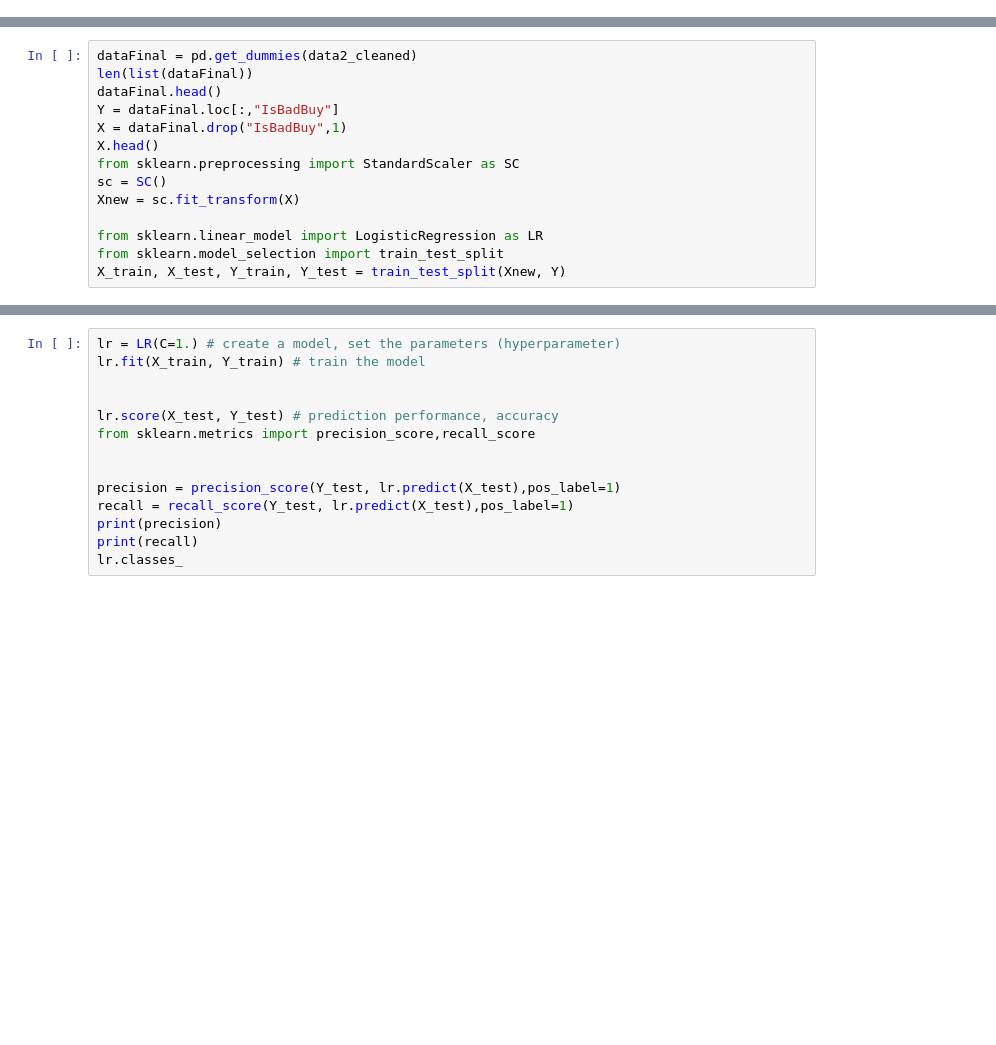
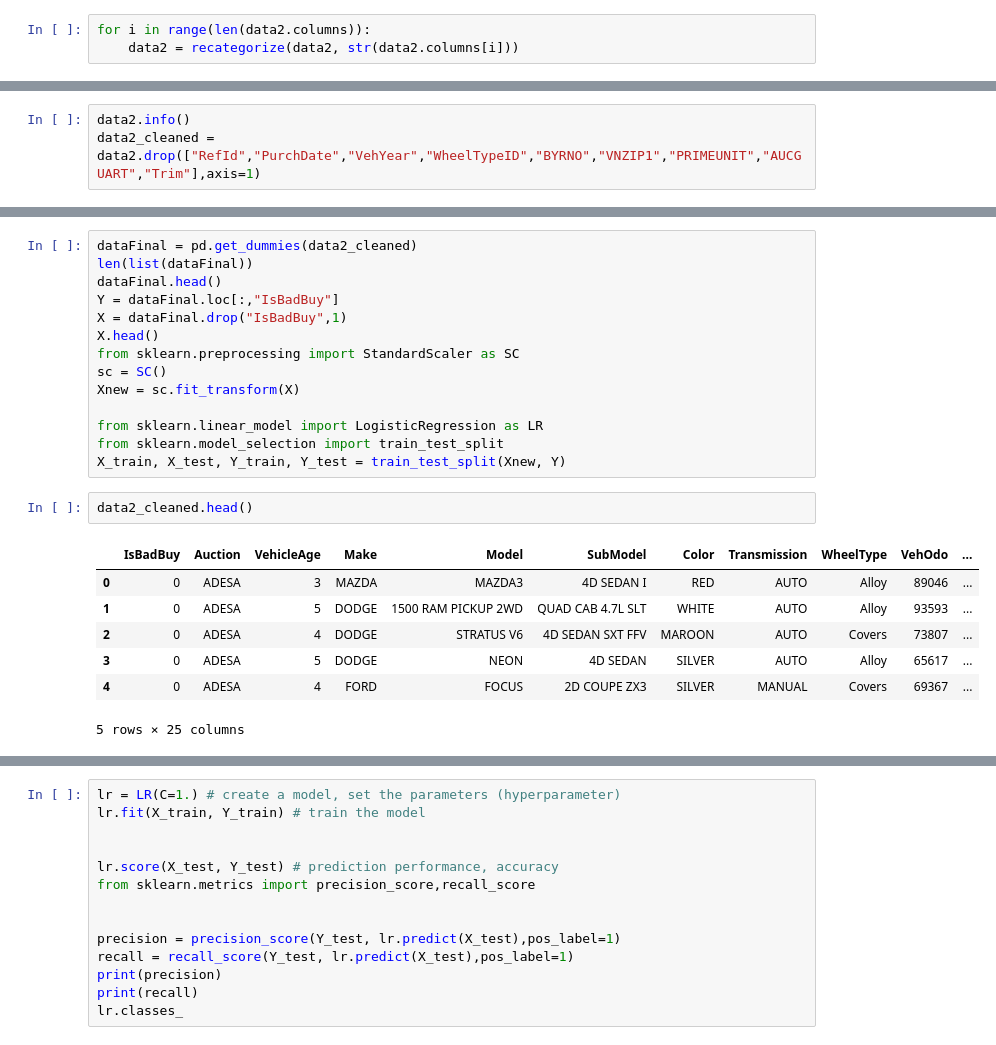
Before and after one commit to hamemomo/ML_tools, a Jupyter notebook: kaggle_goodbad_car/goodbadCar.ipynb, the cells around one changed output, grey strips where cells are left out. Saved outputs shown, nothing was run; the diff lists cells and outputs as text; blank space fills up the shorter version.

```diff
--- a/kaggle_goodbad_car/goodbadCar.ipynb
+++ b/kaggle_goodbad_car/goodbadCar.ipynb
@@ -120,0 +66,3 @@ memory usage: 16.9+ MB
+# %%
+for i in range(len(data2.columns)):
+    data2 = recategorize(data2, str(data2.columns[i]))
@@ -120,0 +134,3 @@ memory usage: 16.9+ MB
+# %%
+data2.info()
+data2_cleaned = data2.drop(["RefId","PurchDate","VehYear","WheelTypeID","BYRNO","VNZIP1","PRIMEUNIT","AUCGUART","Trim"],axis=1)
@@ -132,3 +186,13 @@ Xnew = sc.fit_transform(X)
 from sklearn.linear_model import LogisticRegression as LR
 from sklearn.model_selection import train_test_split
 X_train, X_test, Y_train, Y_test = train_test_split(Xnew, Y)
+# %%
+data2_cleaned.head()
+# %% [output]
+|  | IsBadBuy | Auction | VehicleAge | Make | Model | SubModel | Color | Transmission | WheelType | VehOdo | ... |
+| 0 | 0 | ADESA | 3 | MAZDA | MAZDA3 | 4D SEDAN I | RED | AUTO | Alloy | 89046 | ... |
+| 1 | 0 | ADESA | 5 | DODGE | 1500 RAM PICKUP 2WD | QUAD CAB 4.7L SLT | WHITE | AUTO | Alloy | 93593 | ... |
+| 2 | 0 | ADESA | 4 | DODGE | STRATUS V6 | 4D SEDAN SXT FFV | MAROON | AUTO | Covers | 73807 | ... |
+| 3 | 0 | ADESA | 5 | DODGE | NEON | 4D SEDAN | SILVER | AUTO | Alloy | 65617 | ... |
+| 4 | 0 | ADESA | 4 | FORD | FOCUS | 2D COUPE ZX3 | SILVER | MANUAL | Covers | 69367 | ... |
+5 rows × 25 columns
```
Also changed, not shown: parts of 15 cells of this notebook.
